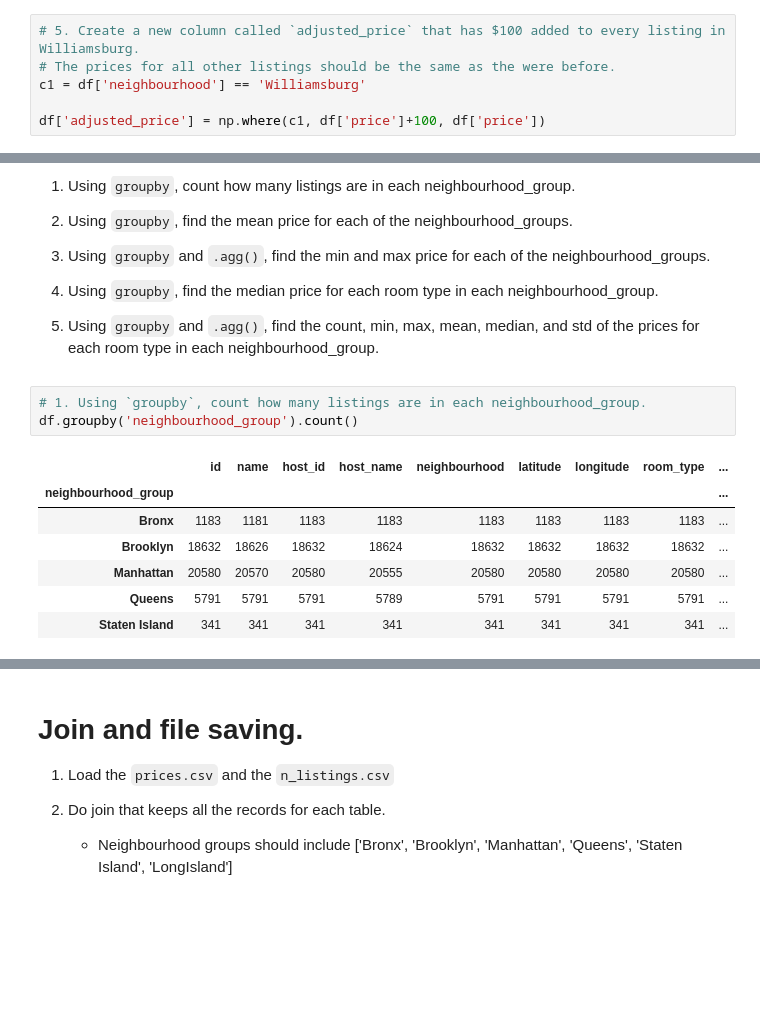
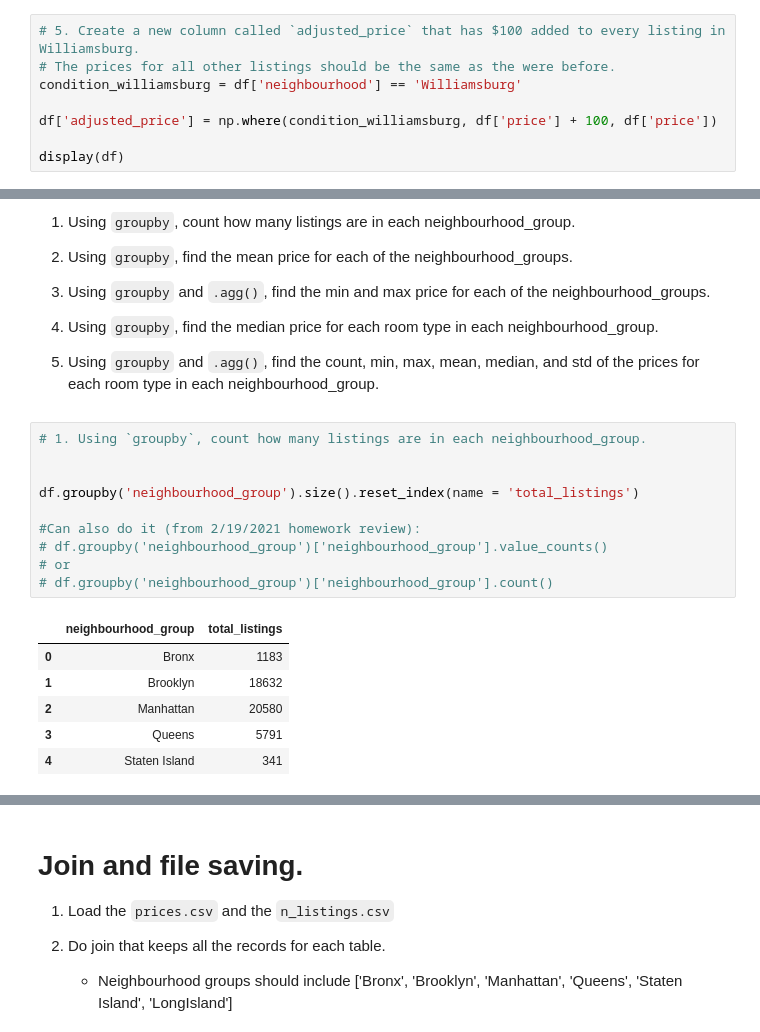
Before and after one commit to kareemIt/2021-spring-data-science, a Jupyter notebook: Week-1-Pandas/Exercise.ipynb, the cells around one changed output, grey strips where cells are left out. Drawn from its saved outputs; the diff is of its cells as text; blank space fills up the shorter version.

```diff
--- a/Week-1-Pandas/Exercise.ipynb
+++ b/Week-1-Pandas/Exercise.ipynb
@@ -81,6 +110,8 @@ df[df['host_name'].isin(name)]
 # %%
 # 5. Create a new column called `adjusted_price` that has $100 added to every listing in Williamsburg.
 # The prices for all other listings should be the same as the were before.
-c1 = df['neighbourhood'] == 'Williamsburg'
+condition_williamsburg = df['neighbourhood'] == 'Williamsburg'
 
-df['adjusted_price'] = np.where(c1, df['price']+100, df['price'])
+df['adjusted_price'] = np.where(condition_williamsburg, df['price'] + 100, df['price'])
+
+display(df)
@@ -113,12 +160,18 @@ Name: room_type, dtype: float64
 5. Using `groupby` and `.agg()`, find the count, min, max, mean, median, and std of the prices for each room type in each neighbourhood_group.
 # %%
 # 1. Using `groupby`, count how many listings are in each neighbourhood_group.
-df.groupby('neighbourhood_group').count()
+
+
+df.groupby('neighbourhood_group').size().reset_index(name = 'total_listings')
+
+#Can also do it (from 2/19/2021 homework review):
+# df.groupby('neighbourhood_group')['neighbourhood_group'].value_counts()
+# or
+# df.groupby('neighbourhood_group')['neighbourhood_group'].count()
 # %% [output]
-|  | id | name | host_id | host_name | neighbourhood | latitude | longitude | room_type | ... |
-| neighbourhood_group |  |  |  |  |  |  |  |  | ... |
-| Bronx | 1183 | 1181 | 1183 | 1183 | 1183 | 1183 | 1183 | 1183 | ... |
-| Brooklyn | 18632 | 18626 | 18632 | 18624 | 18632 | 18632 | 18632 | 18632 | ... |
-| Manhattan | 20580 | 20570 | 20580 | 20555 | 20580 | 20580 | 20580 | 20580 | ... |
-| Queens | 5791 | 5791 | 5791 | 5789 | 5791 | 5791 | 5791 | 5791 | ... |
-| Staten Island | 341 | 341 | 341 | 341 | 341 | 341 | 341 | 341 | ... |
+|  | neighbourhood_group | total_listings |
+| 0 | Bronx | 1183 |
+| 1 | Brooklyn | 18632 |
+| 2 | Manhattan | 20580 |
+| 3 | Queens | 5791 |
+| 4 | Staten Island | 341 |
```
Also changed, not shown: parts of 25 cells of this notebook.
